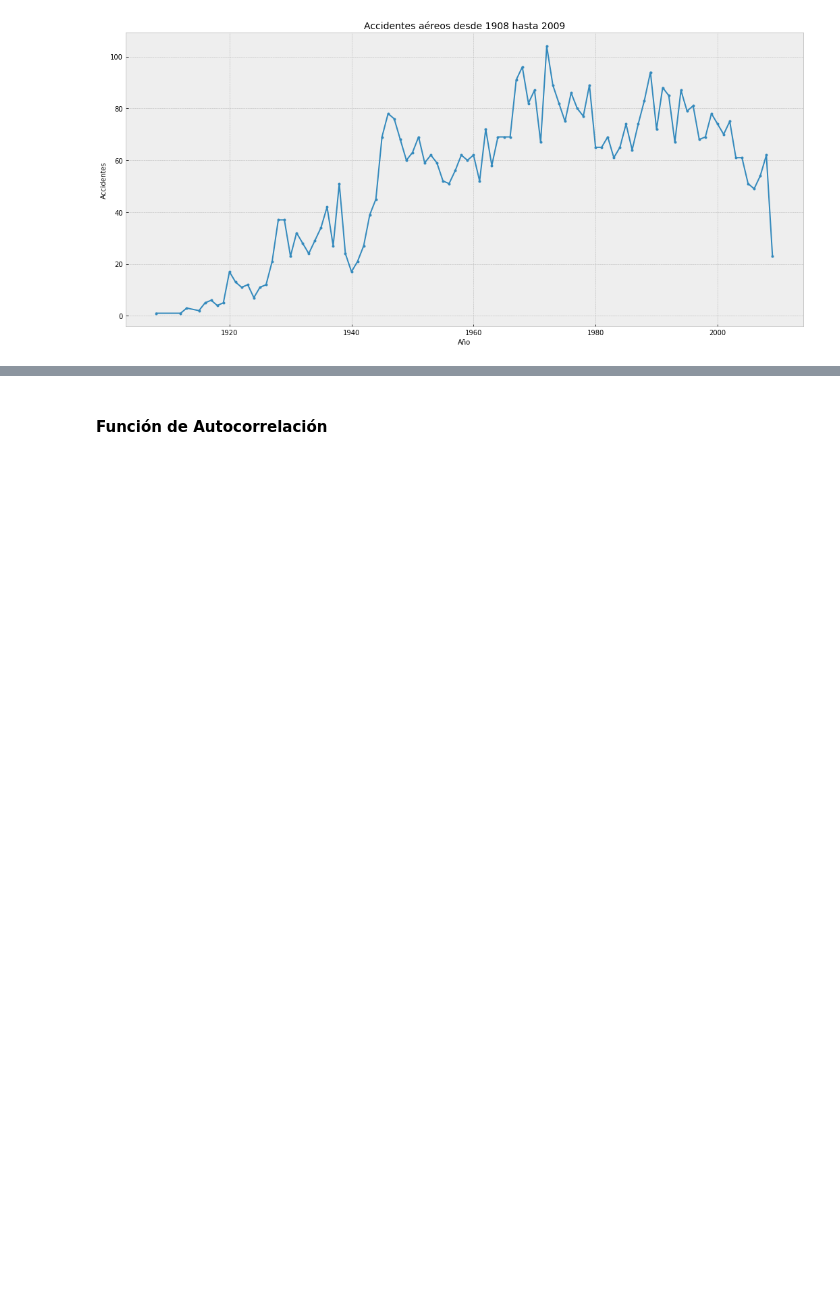
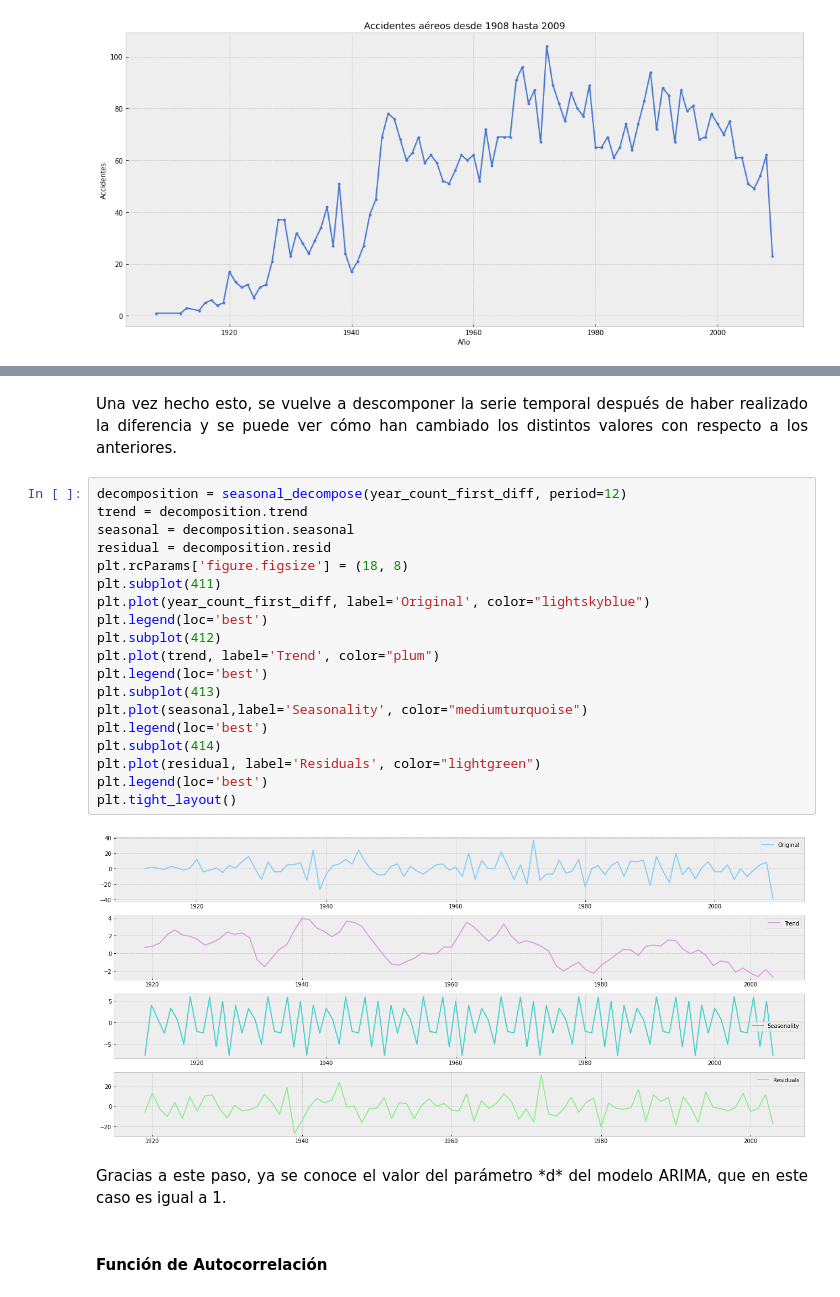
Before and after one commit to alu0100889635/TAAD, a Jupyter notebook: P3AST/Proyecto_AST_TAAD.ipynb, the cells around one changed output, grey strips where cells are left out. Saved outputs shown, nothing was run; the diff lists cells and outputs as text; blank space fills up the shorter version.

```diff
--- a/P3AST/Proyecto_AST_TAAD.ipynb
+++ b/P3AST/Proyecto_AST_TAAD.ipynb
@@ -641,2 +686,27 @@ Se comprueba que no hay tendencia ni estacionalidad, por tanto, es estacionaria.
+# %% [markdown]
+<p align="justify">Una vez hecho esto, se vuelve a descomponer la serie temporal después de haber realizado la diferencia y se puede ver cómo han cambiado los distintos valores con respecto a los anteriores.</p>
+# %%
+decomposition = seasonal_decompose(year_count_first_diff, period=12)
+trend = decomposition.trend
+seasonal = decomposition.seasonal
+residual = decomposition.resid
+plt.rcParams['figure.figsize'] = (18, 8)
+plt.subplot(411)
+plt.plot(year_count_first_diff, label='Original', color="lightskyblue")
+plt.legend(loc='best')
+plt.subplot(412)
+plt.plot(trend, label='Trend', color="plum")
+plt.legend(loc='best')
+plt.subplot(413)
+plt.plot(seasonal,label='Seasonality', color="mediumturquoise")
+plt.legend(loc='best')
+plt.subplot(414)
+plt.plot(residual, label='Residuals', color="lightgreen")
+plt.legend(loc='best')
+plt.tight_layout()
+# %% [output]
+[figure, added]
+# %% [markdown]
+<p align="justify">Gracias a este paso, ya se conoce el valor del parámetro *d* del modelo ARIMA, que en este caso es igual a 1.</p>
 # %% [markdown]
 #### Función de Autocorrelación
```
Also changed, not shown: parts of 80 cells of this notebook.
